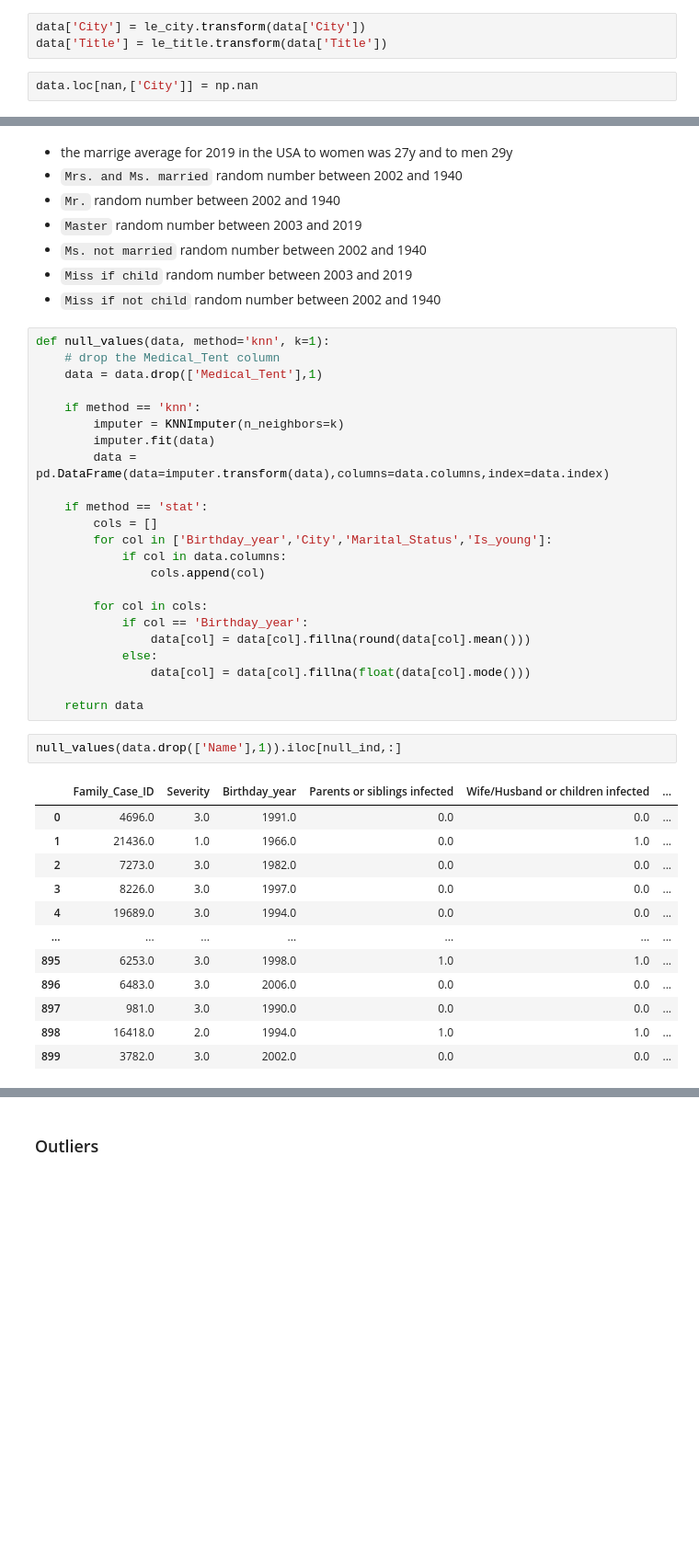
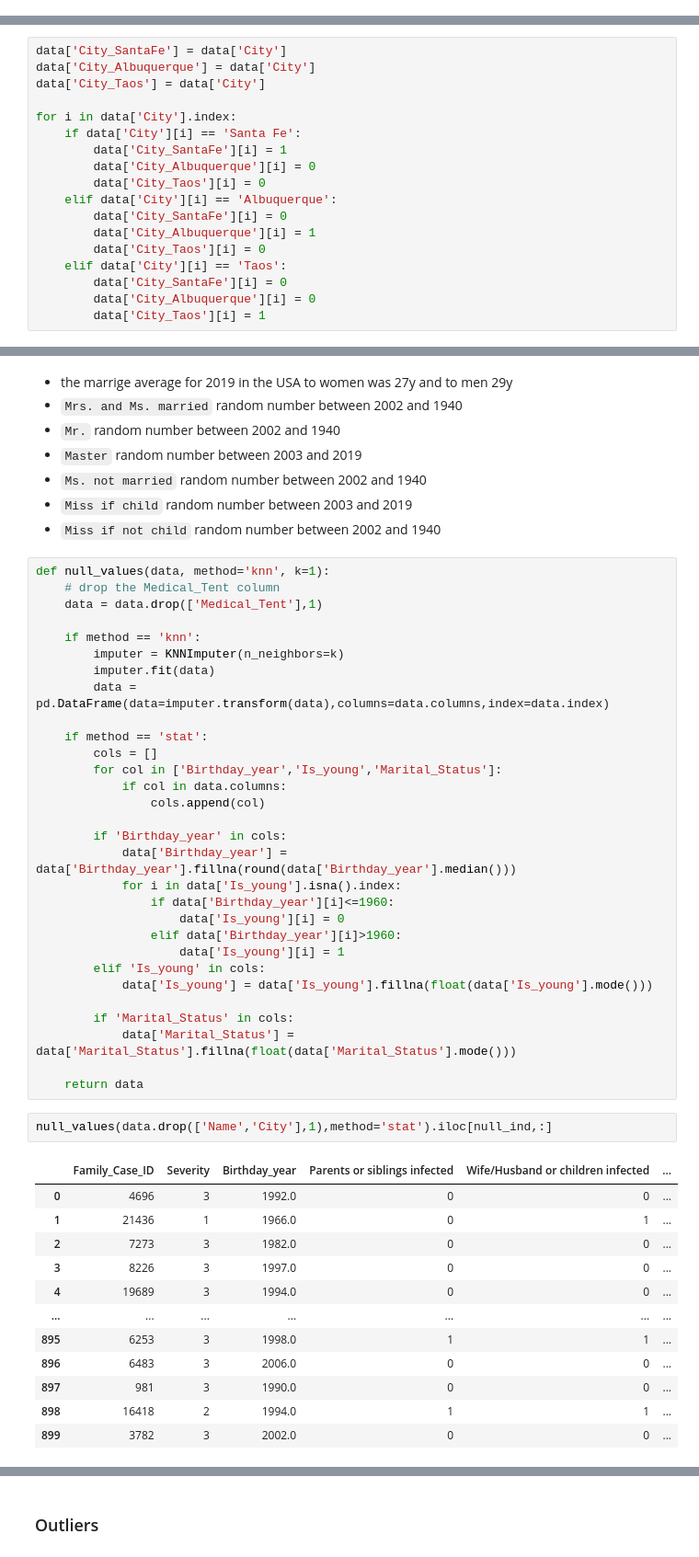
Before and after one commit to CatPalha/machineLearningProject, a Jupyter notebook: Project_InstanceBased.ipynb, the cells around one changed output, grey strips where cells are left out. Shown at 92% size. Saved outputs shown, nothing was run; the diff lists cells and outputs as text; blank space fills up the shorter version.

```diff
--- a/Project_InstanceBased.ipynb
+++ b/Project_InstanceBased.ipynb
@@ -202,5 +221,0 @@ LabelEncoder()
-# %%
-data['City'] = le_city.transform(data['City'])
-data['Title'] = le_title.transform(data['Title'])
-# %%
-data.loc[nan,['City']] = np.nan
@@ -212,0 +222,18 @@ data.iloc[nan]
+# %%
+data['City_SantaFe'] = data['City']
+data['City_Albuquerque'] = data['City']
+data['City_Taos'] = data['City']
+
+for i in data['City'].index:
+    if data['City'][i] == 'Santa Fe':
+        data['City_SantaFe'][i] = 1
+        data['City_Albuquerque'][i] = 0
+        data['City_Taos'][i] = 0
+    elif data['City'][i] == 'Albuquerque':
+        data['City_SantaFe'][i] = 0
+        data['City_Albuquerque'][i] = 1
+        data['City_Taos'][i] = 0
+    elif data['City'][i] == 'Taos':
+        data['City_SantaFe'][i] = 0
+        data['City_Albuquerque'][i] = 0
+        data['City_Taos'][i] = 1
@@ -279,29 +316,36 @@ def null_values(data, method='knn', k=1):
 
     if method == 'stat':
         cols = []
-        for col in ['Birthday_year','City','Marital_Status','Is_young']:
+        for col in ['Birthday_year','Is_young','Marital_Status']:
             if col in data.columns:
                 cols.append(col)
 
-        for col in cols:
-            if col == 'Birthday_year':
-                data[col] = data[col].fillna(round(data[col].mean()))
-            else:
-                data[col] = data[col].fillna(float(data[col].mode()))
+        if 'Birthday_year' in cols:
+            data['Birthday_year'] = data['Birthday_year'].fillna(round(data['Birthday_year'].median()))
+            for i in data['Is_young'].isna().index:
+                if data['Birthday_year'][i]<=1960:
+                    data['Is_young'][i] = 0
+                elif data['Birthday_year'][i]>1960:
+                    data['Is_young'][i] = 1
+        elif 'Is_young' in cols:
+            data['Is_young'] = data['Is_young'].fillna(float(data['Is_young'].mode()))
+
+        if 'Marital_Status' in cols:
+            data['Marital_Status'] = data['Marital_Status'].fillna(float(data['Marital_Status'].mode()))
 
     return data
 # %%
-null_values(data.drop(['Name'],1)).iloc[null_ind,:]
+null_values(data.drop(['Name','City'],1),method='stat').iloc[null_ind,:]
 # %% [output]
 |  | Family_Case_ID | Severity | Birthday_year | Parents or siblings infected | Wife/Husband or children infected | ... |
-| 0 | 4696.0 | 3.0 | 1991.0 | 0.0 | 0.0 | ... |
-| 1 | 21436.0 | 1.0 | 1966.0 | 0.0 | 1.0 | ... |
-| 2 | 7273.0 | 3.0 | 1982.0 | 0.0 | 0.0 | ... |
-| 3 | 8226.0 | 3.0 | 1997.0 | 0.0 | 0.0 | ... |
-| 4 | 19689.0 | 3.0 | 1994.0 | 0.0 | 0.0 | ... |
+| 0 | 4696 | 3 | 1992.0 | 0 | 0 | ... |
+| 1 | 21436 | 1 | 1966.0 | 0 | 1 | ... |
+| 2 | 7273 | 3 | 1982.0 | 0 | 0 | ... |
+| 3 | 8226 | 3 | 1997.0 | 0 | 0 | ... |
+| 4 | 19689 | 3 | 1994.0 | 0 | 0 | ... |
 | ... | ... | ... | ... | ... | ... | ... |
-| 895 | 6253.0 | 3.0 | 1998.0 | 1.0 | 1.0 | ... |
-| 896 | 6483.0 | 3.0 | 2006.0 | 0.0 | 0.0 | ... |
-| 897 | 981.0 | 3.0 | 1990.0 | 0.0 | 0.0 | ... |
-| 898 | 16418.0 | 2.0 | 1994.0 | 1.0 | 1.0 | ... |
-| 899 | 3782.0 | 3.0 | 2002.0 | 0.0 | 0.0 | ... |
+| 895 | 6253 | 3 | 1998.0 | 1 | 1 | ... |
+| 896 | 6483 | 3 | 2006.0 | 0 | 0 | ... |
+| 897 | 981 | 3 | 1990.0 | 0 | 0 | ... |
+| 898 | 16418 | 2 | 1994.0 | 1 | 1 | ... |
+| 899 | 3782 | 3 | 2002.0 | 0 | 0 | ... |
```
Also changed, not shown: parts of 105 cells of this notebook, 1 other file.
